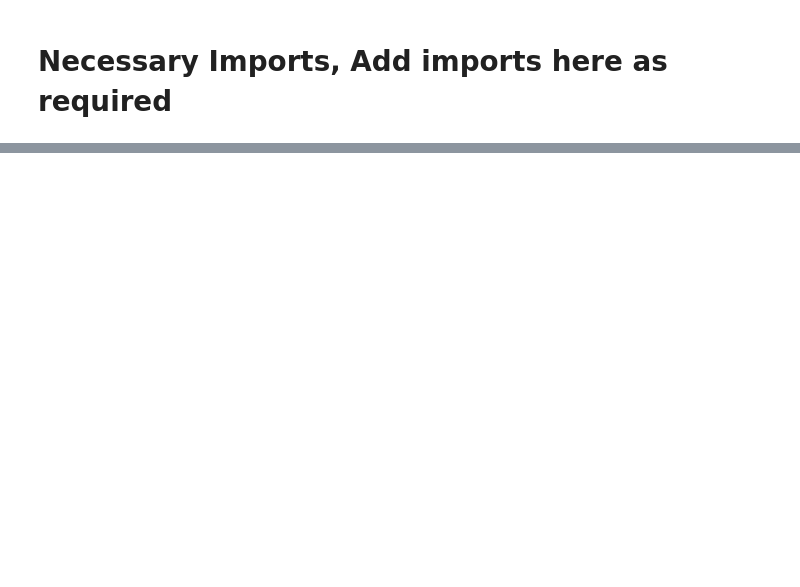
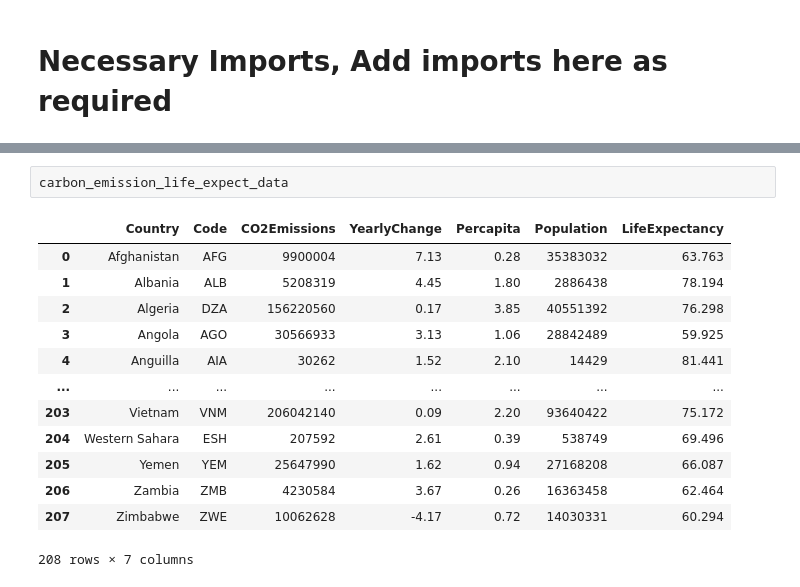
Before and after one commit to francofin/ESG_by_industry_country, a Jupyter notebook: CO2 and GHG Statistics By Country and Industry.ipynb, the cells around one changed output, grey strips where cells are left out. Drawn from its saved outputs; the diff is of its cells as text; blank space fills up the shorter version.

```diff
--- a/CO2 and GHG Statistics By Country and Industry.ipynb
+++ b/CO2 and GHG Statistics By Country and Industry.ipynb
@@ -32,0 +155,16 @@ data = pd.read_csv('co2_emission.csv')
+# %%
+carbon_emission_life_expect_data
+# %% [output]
+|  | Country | Code | CO2Emissions | YearlyChange | Percapita | Population | LifeExpectancy |
+| 0 | Afghanistan | AFG | 9900004 | 7.13 | 0.28 | 35383032 | 63.763 |
+| 1 | Albania | ALB | 5208319 | 4.45 | 1.80 | 2886438 | 78.194 |
+| 2 | Algeria | DZA | 156220560 | 0.17 | 3.85 | 40551392 | 76.298 |
+| 3 | Angola | AGO | 30566933 | 3.13 | 1.06 | 28842489 | 59.925 |
+| 4 | Anguilla | AIA | 30262 | 1.52 | 2.10 | 14429 | 81.441 |
+| ... | ... | ... | ... | ... | ... | ... | ... |
+| 203 | Vietnam | VNM | 206042140 | 0.09 | 2.20 | 93640422 | 75.172 |
+| 204 | Western Sahara | ESH | 207592 | 2.61 | 0.39 | 538749 | 69.496 |
+| 205 | Yemen | YEM | 25647990 | 1.62 | 0.94 | 27168208 | 66.087 |
+| 206 | Zambia | ZMB | 4230584 | 3.67 | 0.26 | 16363458 | 62.464 |
+| 207 | Zimbabwe | ZWE | 10062628 | -4.17 | 0.72 | 14030331 | 60.294 |
+208 rows × 7 columns
```
Also changed, not shown: parts of 36 cells of this notebook, 1 other file.
